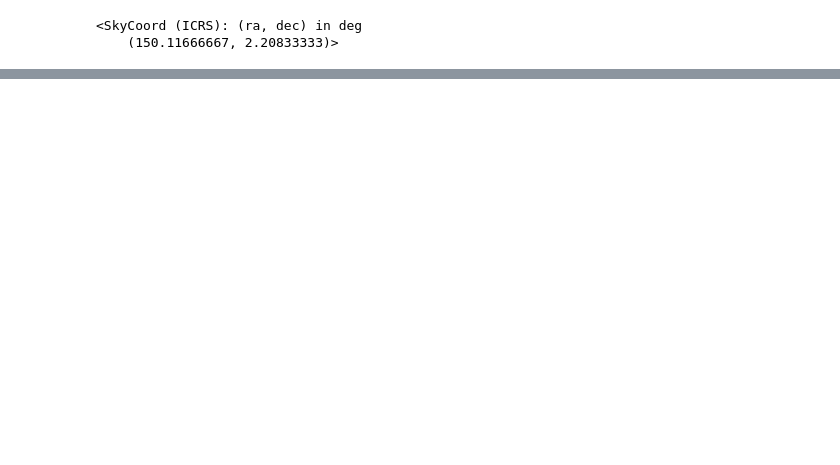
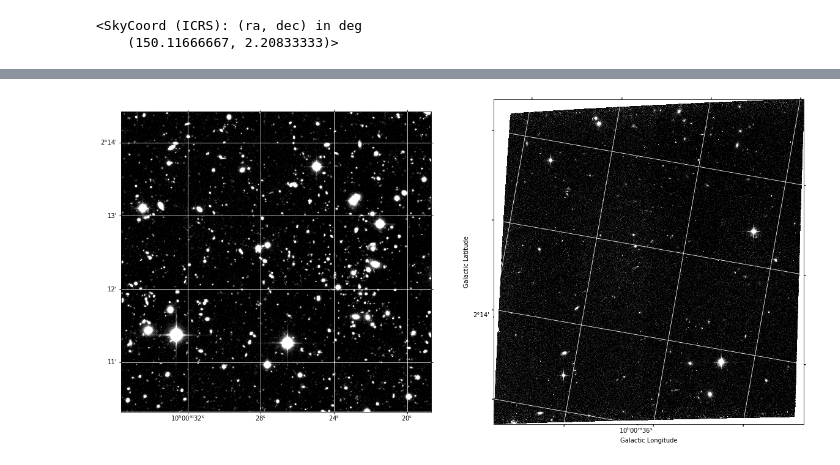
Before and after one commit to ellieb/astroquery_tutorial, a Jupyter notebook: astroquery_example_v1.ipynb, the cells around one changed output, grey strips where cells are left out. Saved outputs shown, nothing was run; the diff lists cells and outputs as text; code cells hidden in the pictures; blank space fills up the shorter version.

```diff
--- a/astroquery_example_v1.ipynb
+++ b/astroquery_example_v1.ipynb
@@ -303,0 +368,42 @@ Now, lets try and use a cutout!
+# %%
+import numpy as np
+import matplotlib
+import matplotlib.pyplot as plt
+
+def print_image_stats(image_data, title):
+    print(title)
+    stats = {'min': np.nanmin(image_data), 'max': np.nanmax(image_data), 'mean': np.nanmean(image_data),
+            'std': np.nanstd(image_data)}
+    print('Min: {min} \nMax: {max} \nMean: {mean}\nStdev: {std}'.format(**stats))
+
+def plot_image(image_data, wcs):
+    ax = plt.subplot(projection=wcs)
+#     ax.set_xlim(-0.5, image_data.shape[1] - 0.5)
+#     ax.set_ylim(-0.5, image_data.shape[0] - 0.5)
+    ax.imshow(image_data, vmin=0, vmax=0.1, origin='lower', cmap='gray')
+    ax.grid(color='white', ls='solid')
+    plt.xlabel('Galactic Longitude')
+    plt.ylabel('Galactic Latitude')
+
+def plot_images(image_data_a, wcs_a, image_data_b, wcs_b):
+    fig = plt.figure(figsize=(20,10))
+    ax1 = plt.subplot(121, projection=wcs_a)
+    ax1.imshow(image_data_a, vmin=0, vmax=5, origin='lower', cmap='gray')
+    ax2 = plt.subplot(122, projection=wcs_b)
+    ax2.imshow(image_data_b, vmin=0, vmax=0.1, origin='lower', cmap='gray')
+    ax1.grid(color='white', ls='solid')
+    ax2.grid(color='white', ls='solid')
+    plt.xlabel('Galactic Longitude')
+    plt.ylabel('Galactic Latitude')
+    plt.show()
+
+def plot_dual_wcs_images(image_data_a, wcs_a, image_data_b, wcs_b):
+    fig = plt.figure(figsize=(20,10))
+    ax = plt.subplot(projection=wcs_a)
+    ax.set_xlim(-0.5, image_data_a.shape[1] - 0.5)
+    ax.set_ylim(-0.5, image_data_a.shape[0] - 0.5)
+    ax.imshow(image_data_a, vmin=0, vmax=5, origin='lower')
+    ax.contour(image_data_b, transform=ax.get_transform(wcs_b), levels=np.logspace(-4, -2, num=3,  base=2,), colors='red')
+    ax.grid(color='white', ls='solid')
+    plt.xlabel('Galactic Longitude')
+    plt.ylabel('Galactic Latitude')
@@ -303,0 +427,4 @@ Now, lets try and use a cutout!
+# %%
+plot_images(cfht_image_data, cfht_w, hst_image_data, hst_w)
+# %% [output]
+[figure, added]
```
Also changed, not shown: parts of 51 cells of this notebook.
